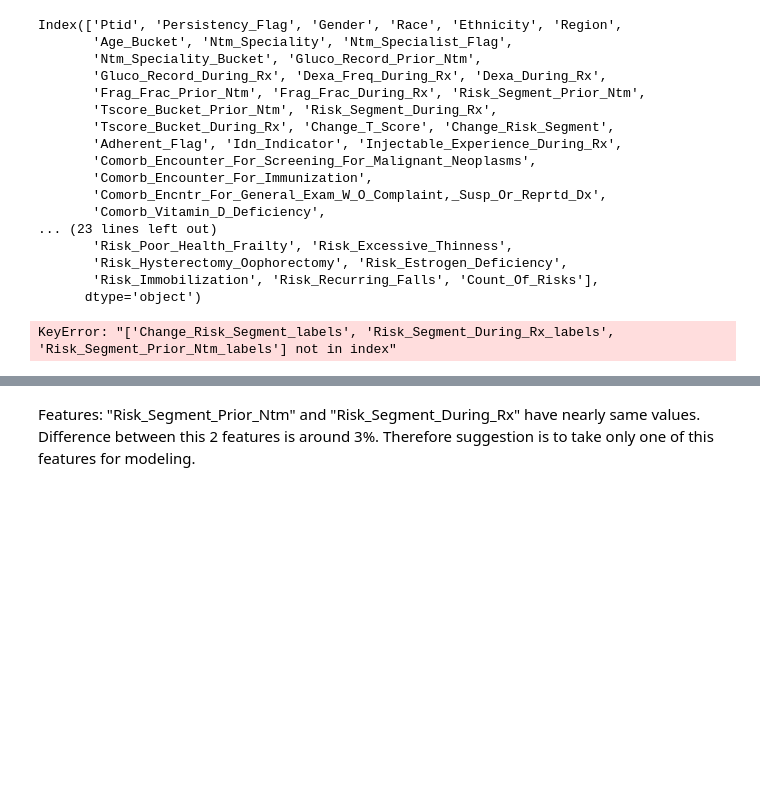
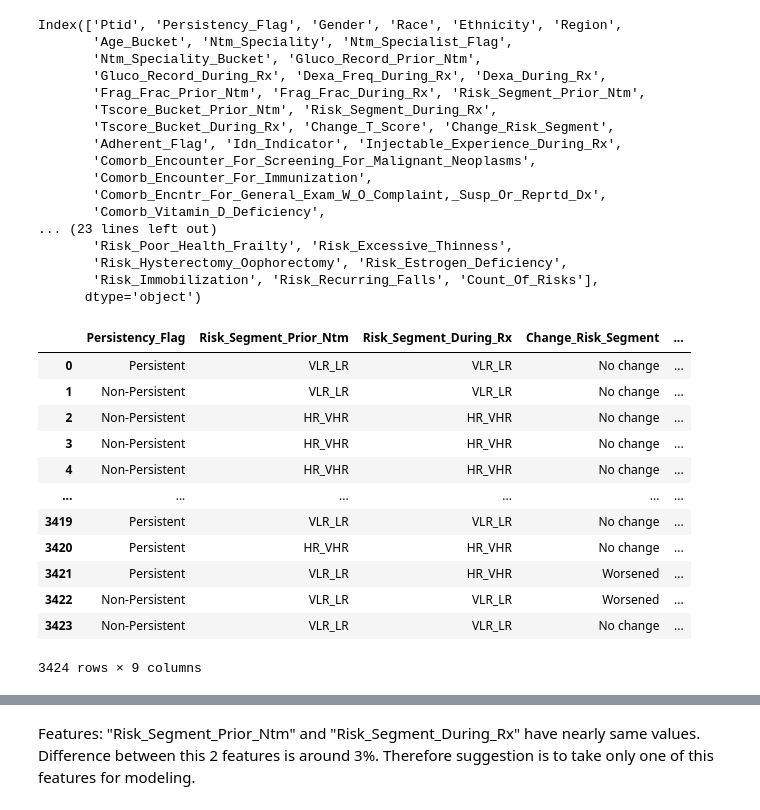
Before and after one commit to Omar-Safwat/HealthCare_project, a Jupyter notebook: Week_10-11/EDA.ipynb, the cells around one changed output, grey strips where cells are left out. Cells and saved outputs as stored; diff of their text form; code cells hidden in the pictures; blank space fills up the shorter version.

Commit message:
Removed extra columns with 'labeled' at the end

```diff
--- a/Week_10-11/EDA.ipynb
+++ b/Week_10-11/EDA.ipynb
@@ -118,13 +118,24 @@ Index(['Ptid', 'Persistency_Flag', 'Gender', 'Race', 'Ethnicity', 'Region',
 # %%
 df_risks = df[['Persistency_Flag', 'Risk_Segment_Prior_Ntm', 'Risk_Segment_During_Rx',
        'Change_Risk_Segment', 'Risk_Smoking_Tobacco',
        'Risk_Chronic_Malnutrition_Or_Malabsorption',
        'Risk_Family_History_Of_Osteoporosis', 'Risk_Vitamin_D_Insufficiency',
-       'Count_Of_Risks', 'Risk_Segment_Prior_Ntm_labels',
-       'Risk_Segment_During_Rx_labels', 'Change_Risk_Segment_labels']]
+       'Count_Of_Risks']]
 df_risks
 # %% [output]
+|  | Persistency_Flag | Risk_Segment_Prior_Ntm | Risk_Segment_During_Rx | Change_Risk_Segment | ... |
+| 0 | Persistent | VLR_LR | VLR_LR | No change | ... |
+| 1 | Non-Persistent | VLR_LR | VLR_LR | No change | ... |
+| 2 | Non-Persistent | HR_VHR | HR_VHR | No change | ... |
+| 3 | Non-Persistent | HR_VHR | HR_VHR | No change | ... |
+| 4 | Non-Persistent | HR_VHR | HR_VHR | No change | ... |
+| ... | ... | ... | ... | ... | ... |
+| 3419 | Persistent | VLR_LR | VLR_LR | No change | ... |
+| 3420 | Persistent | HR_VHR | HR_VHR | No change | ... |
+| 3421 | Persistent | VLR_LR | HR_VHR | Worsened | ... |
+| 3422 | Non-Persistent | VLR_LR | VLR_LR | Worsened | ... |
+| 3423 | Non-Persistent | VLR_LR | VLR_LR | No change | ... |
-KeyError: "['Change_Risk_Segment_labels', 'Risk_Segment_During_Rx_labels', 'Risk_Segment_Prior_Ntm_labels'] not in index"
+3424 rows × 9 columns
 # %%
 df_risks2 = df_risks[['Risk_Segment_Prior_Ntm', 'Risk_Segment_During_Rx']]
 df_risks2
```
Also changed, not shown: parts of 20 cells of this notebook.
